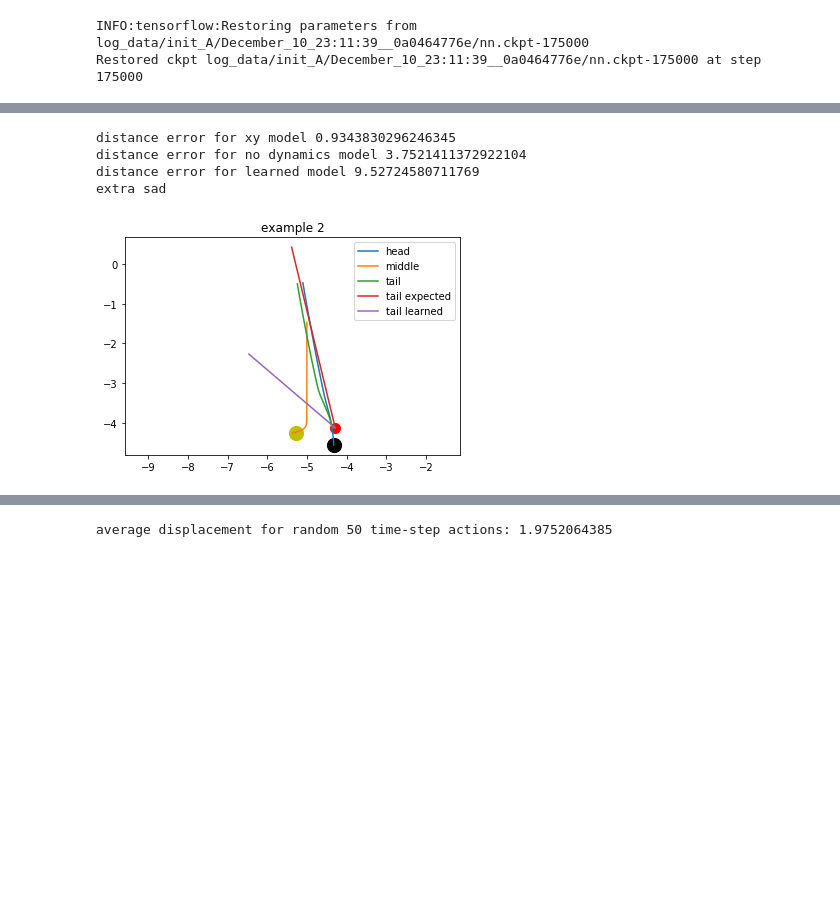
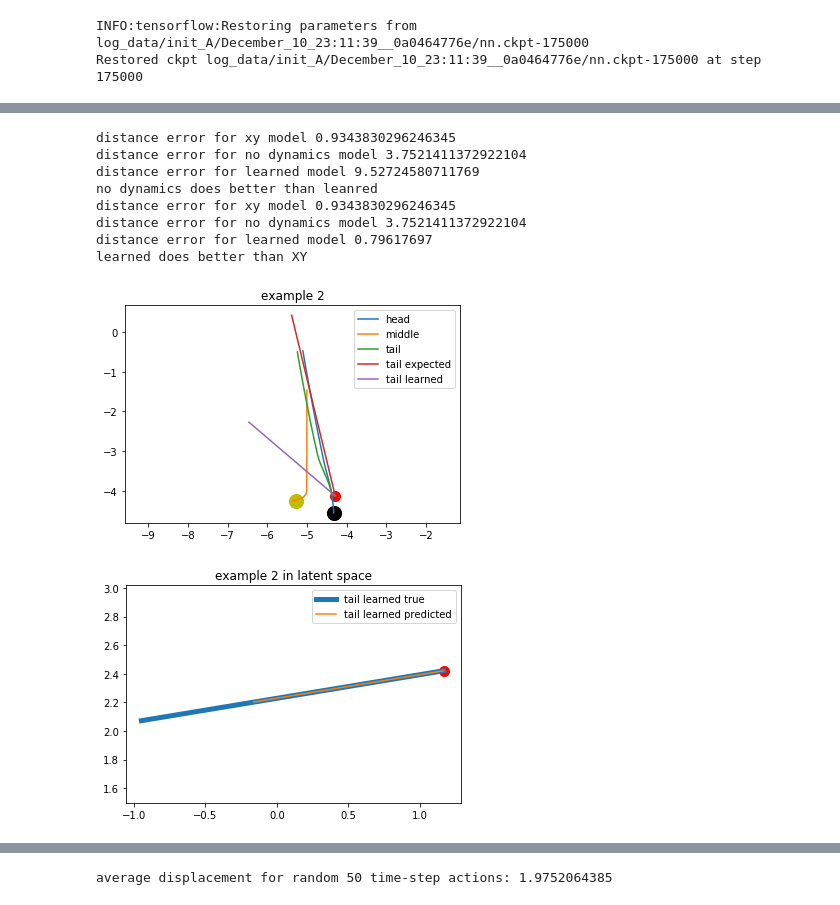
Before and after one commit to UM-ARM-Lab/unreliable-deform-manipulation, a Jupyter notebook: link_bot_notebooks/src/link_bot_notebooks/check_state_prediction_loss.ipynb, the cells around one changed output, grey strips where cells are left out. Drawn from its saved outputs; the diff is of its cells as text; code cells hidden in the pictures; blank space fills up the shorter version.

```diff
--- a/link_bot_notebooks/src/link_bot_notebooks/check_state_prediction_loss.ipynb
+++ b/link_bot_notebooks/src/link_bot_notebooks/check_state_prediction_loss.ipynb
@@ -80,11 +148,17 @@ extra sad
 # %%
 compare_predictions(2)
+compare_predictions_in_latent_space(2)
 # %% [output]
 distance error for xy model 0.9343830296246345
 distance error for no dynamics model 3.7521411372922104
 distance error for learned model 9.52724580711769
-extra sad
+no dynamics does better than leanred
+distance error for xy model 0.9343830296246345
+distance error for no dynamics model 3.7521411372922104
+distance error for learned model 0.79617697
+learned does better than XY
 [figure]
+[figure, added]
 # %%
 compare_predictions(3)
 # %% [output]
```
Also changed, not shown: parts of 13 cells of this notebook, 3 other files.
